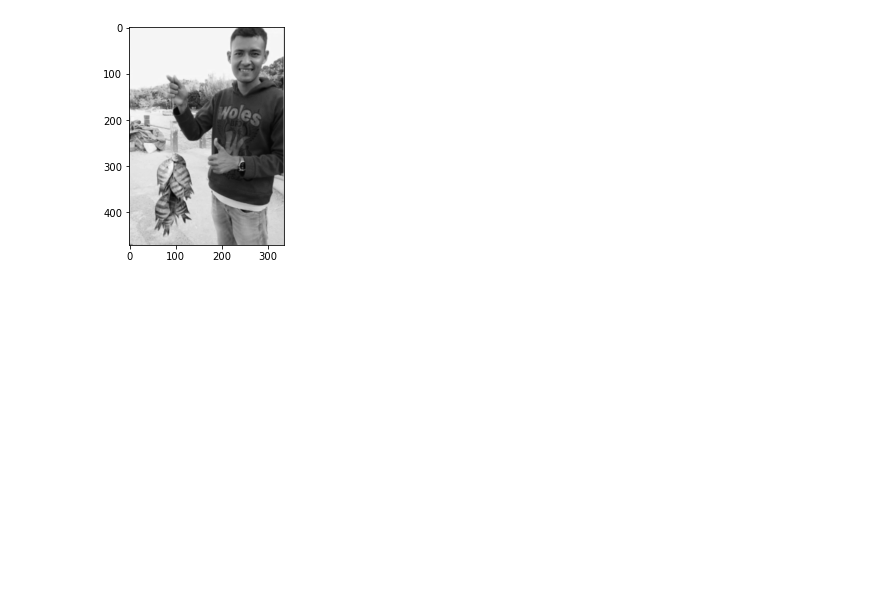
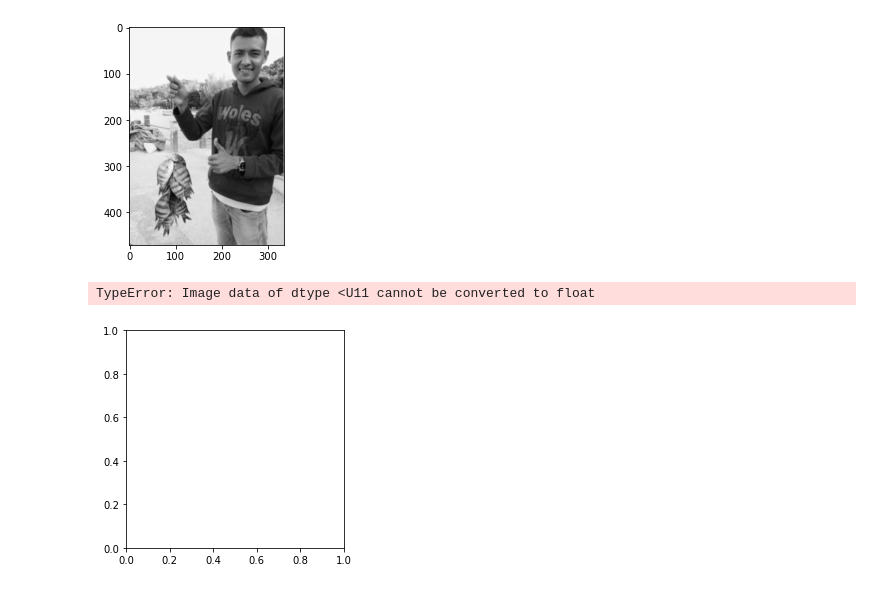
Before and after one commit to MochamadIlhamAfriandhi/Image-Processing, a Jupyter notebook: Project PCD/Project TA.ipynb, the cells around one changed output. Cells and saved outputs as stored; diff of their text form; code cells hidden in the pictures; blank space fills up the shorter version.

```diff
--- a/Project PCD/Project TA.ipynb
+++ b/Project PCD/Project TA.ipynb
@@ -69,3 +63,14 @@ plt.imshow(gray2, cmap='gray', vmin=0, vmax=255)
 # %% [output]
 <matplotlib.image.AxesImage at 0x...>
 [figure]
+# %%
+from IPython.display import Image, display
+
+listData = ['./Data1.png',
+            './Data2.png']
+
+for i in listData:
+    plt.imshow(i)
+# %% [output]
+TypeError: Image data of dtype <U11 cannot be converted to float
+[figure, added]
```
Also changed, not shown: parts of 5 cells of this notebook.
